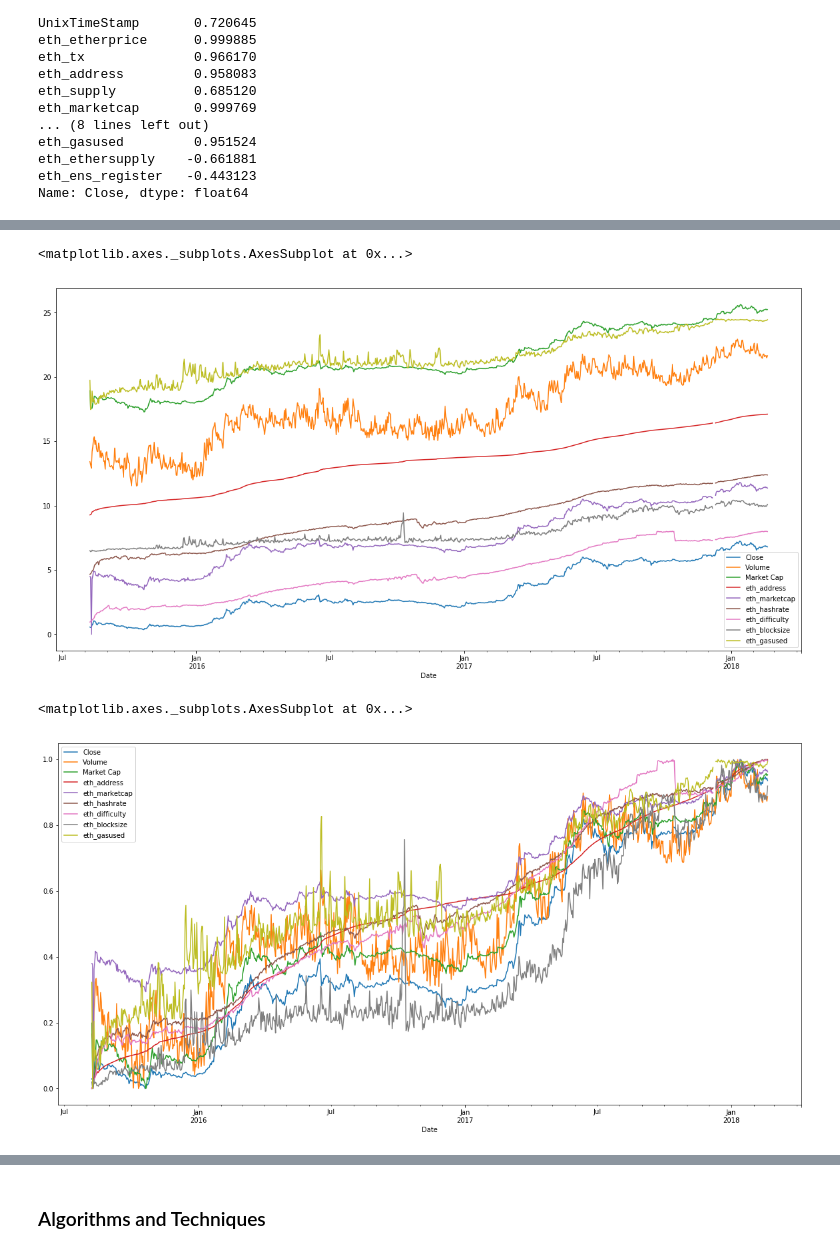
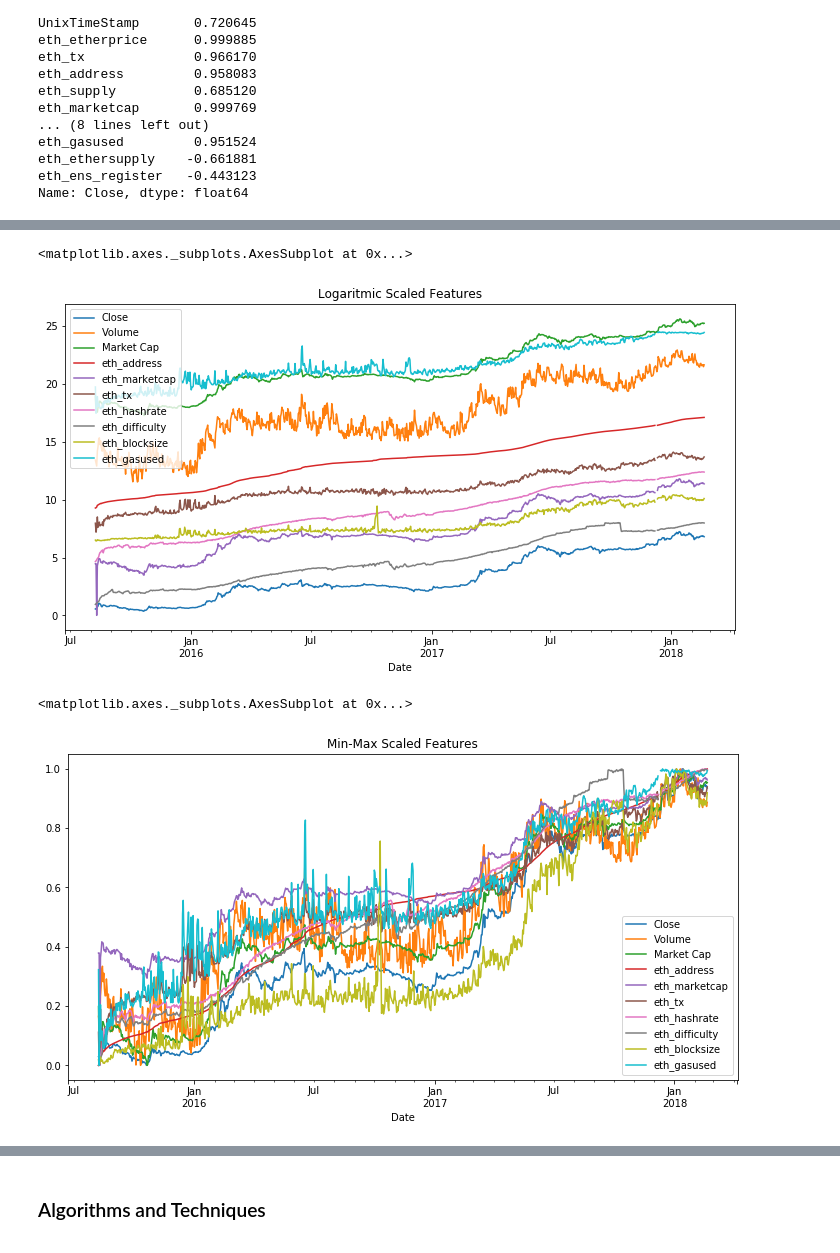
Before and after one commit to nkittsteiner/MLND-capstone-project, a Jupyter notebook: MLND_proposal.ipynb, the cells around one changed output, grey strips where cells are left out. Saved outputs shown, nothing was run; the diff lists cells and outputs as text; code cells hidden in the pictures.

```diff
--- a/MLND_proposal.ipynb
+++ b/MLND_proposal.ipynb
@@ -143,4 +147,3 @@ heatmap(df.corr(),yticklabels=df.columns, xticklabels=df.columns)
 # %%
-fields = ['Close', 'Volume','Market Cap','eth_address', 'eth_marketcap',
+fields = ['Close', 'Volume','Market Cap','eth_address', 'eth_marketcap', 'eth_tx',
           'eth_hashrate','eth_difficulty','eth_blocksize', 'eth_gasused']
-df[fields].plot()
@@ -150,18 +155,18 @@ df[fields].plot()
 # %%
 features_log_transformed = pd.DataFrame(data = df)
 features_log_transformed[fields] = df[fields].apply(lambda x: np.log(x + 1))
-features_log_transformed[fields].plot(figsize=(20,10))
+features_log_transformed[fields].plot(title='Logaritmic Scaled Features', figsize=(12,6))
 # %% [output]
 <matplotlib.axes._subplots.AxesSubplot at 0x...>
-[figure, old version]
+[figure, new version]
 # %%
 from sklearn.preprocessing import MinMaxScaler
 scaler = MinMaxScaler()
 features_log_minmax_transform = pd.DataFrame(data = features_log_transformed)
 features_log_minmax_transform[fields] = scaler.fit_transform(features_log_transformed[fields])
-features_log_minmax_transform[fields].plot(figsize=(20,10))
+features_log_minmax_transform[fields].plot(title='Min-Max Scaled Features', figsize=(12,6))
 # %% [output]
 <matplotlib.axes._subplots.AxesSubplot at 0x...>
-[figure, old version]
+[figure, new version]
 # %%
 # Last 100 days
```
Also changed, not shown: parts of 27 cells of this notebook, 17 other files.
